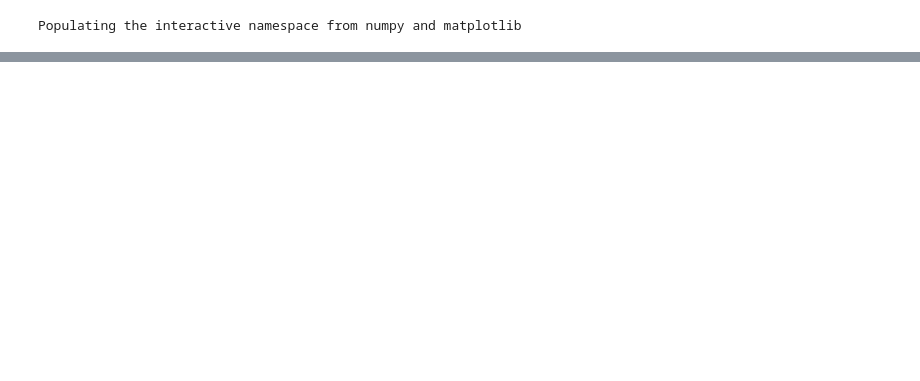
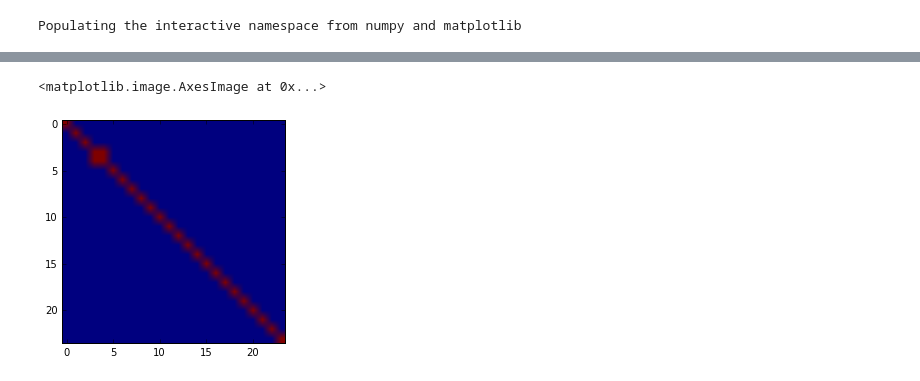
Before and after one commit to JamesPHoughton/Dissertation, a Jupyter notebook: source/Original_Models/Propagating_Edges/Social construction of meaning - framing processes.ipynb, the cells around one changed output, grey strips where cells are left out. Cells and saved outputs as stored; diff of their text form; code cells hidden in the pictures; blank space fills up the shorter version.

```diff
--- a/source/Original_Models/Propagating_Edges/Social construction of meaning - framing processes.ipynb
+++ b/source/Original_Models/Propagating_Edges/Social construction of meaning - framing processes.ipynb
@@ -101,0 +97,6 @@ nx.
+# %%
+s.step()
+plt.imshow(s.mind_similarity())
+# %% [output]
+<matplotlib.image.AxesImage at 0x...>
+[figure, added]
```
Also changed, not shown: parts of 19 cells of this notebook, 5 other files.
